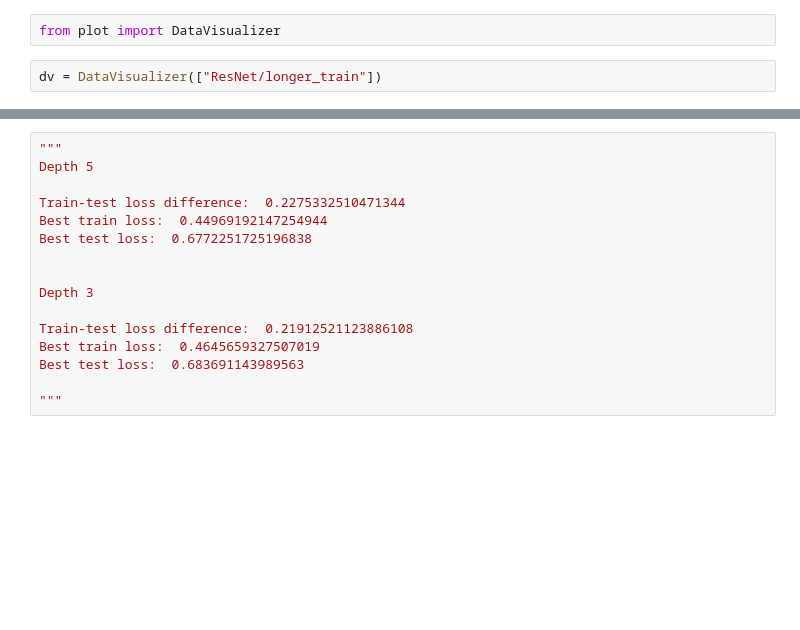
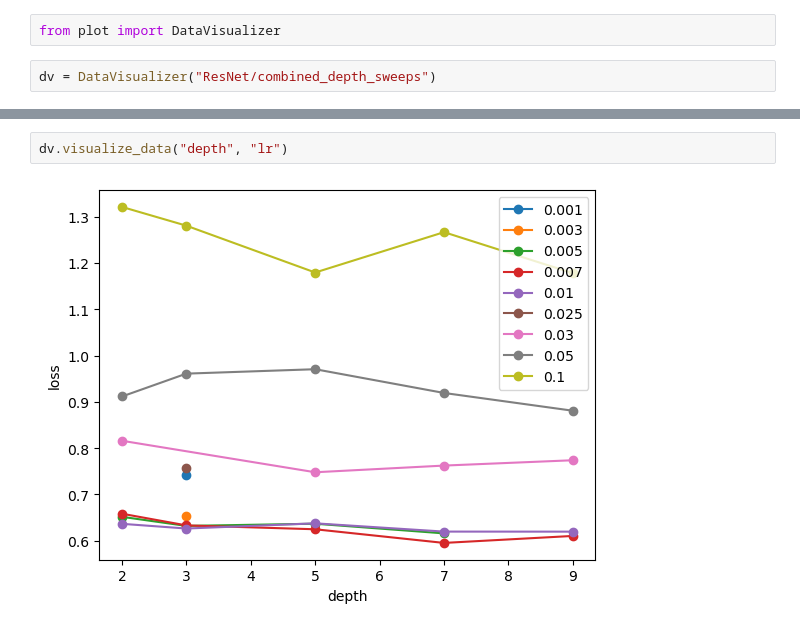
Before and after one commit to ashah01/Scaling-laws-framework, a Jupyter notebook: visualize.ipynb, the cells around one changed output, grey strips where cells are left out. Drawn from its saved outputs; the diff is of its cells as text; blank space fills up the shorter version.

Commit message:
universal visualization tool

```diff
--- a/visualize.ipynb
+++ b/visualize.ipynb
@@ -1,4 +1,4 @@
 # %%
 from plot import DataVisualizer
 # %%
-dv = DataVisualizer(["ResNet/longer_train"])
+dv = DataVisualizer("ResNet/combined_depth_sweeps")
@@ -12,16 +5,4 @@ Best test loss:  0.6772251725196838
-# %%
-"""
-Depth 5
-
-Train-test loss difference:  0.2275332510471344
-Best train loss:  0.44969192147254944
-Best test loss:  0.6772251725196838
-
-
-Depth 3
-
-Train-test loss difference:  0.21912521123886108
-Best train loss:  0.4645659327507019
-Best test loss:  0.683691143989563
-
-"""
+# %%
+dv.visualize_data("depth", "lr")
+# %% [output]
+[figure, added]
```
Also changed, not shown: parts of 1 cell of this notebook, 1 other file.
